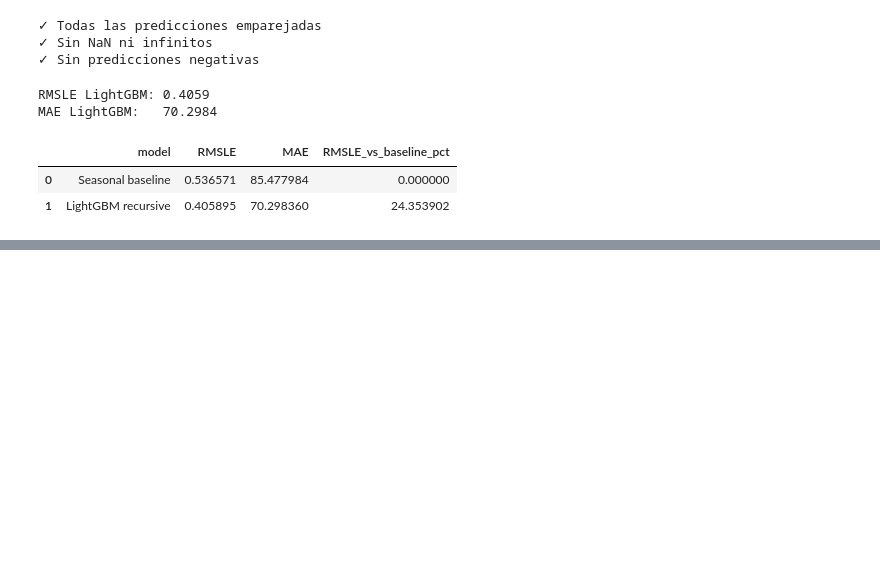
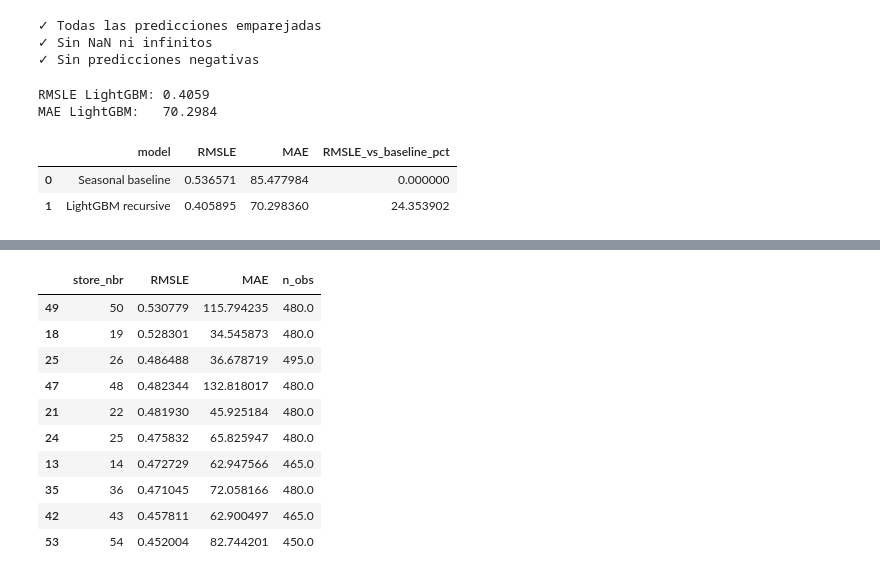
Before and after one commit to moiseslobayza/bekantor-demand-intelligence, a Jupyter notebook: notebooks/05_modeling.ipynb, the cells around one changed output, grey strips where cells are left out. Cells and saved outputs as stored; diff of their text form; code cells hidden in the pictures; blank space fills up the shorter version.

```diff
--- a/notebooks/05_modeling.ipynb
+++ b/notebooks/05_modeling.ipynb
@@ -747,0 +825,36 @@ model_results
+# %%
+store_diagnostics = (
+    lgbm_eval
+    .groupby("store_nbr", as_index=False)
+    .apply(
+        lambda g: pd.Series({
+            "RMSLE": rmsle(
+                g["sales"],
+                g["prediction"],
+            ),
+            "MAE": np.mean(
+                np.abs(
+                    g["sales"]
+                    - g["prediction"]
+                )
+            ),
+            "n_obs": len(g),
+        }),
+        include_groups=False,
+    )
+    .sort_values("RMSLE", ascending=False)
+)
+
+store_diagnostics.head(10)
+# %% [output]
+|  | store_nbr | RMSLE | MAE | n_obs |
+| 49 | 50 | 0.530779 | 115.794235 | 480.0 |
+| 18 | 19 | 0.528301 | 34.545873 | 480.0 |
+| 25 | 26 | 0.486488 | 36.678719 | 495.0 |
+| 47 | 48 | 0.482344 | 132.818017 | 480.0 |
+| 21 | 22 | 0.481930 | 45.925184 | 480.0 |
+| 24 | 25 | 0.475832 | 65.825947 | 480.0 |
+| 13 | 14 | 0.472729 | 62.947566 | 465.0 |
+| 35 | 36 | 0.471045 | 72.058166 | 480.0 |
+| 42 | 43 | 0.457811 | 62.900497 | 465.0 |
+| 53 | 54 | 0.452004 | 82.744201 | 450.0 |
```
Also changed, not shown: parts of 14 cells of this notebook.
